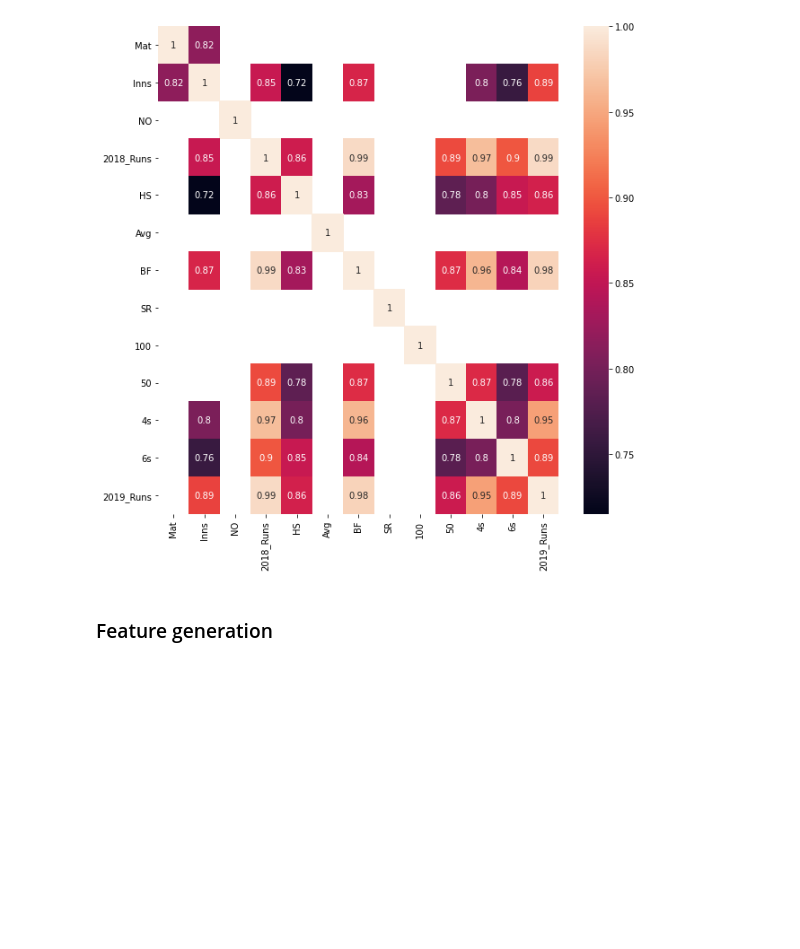
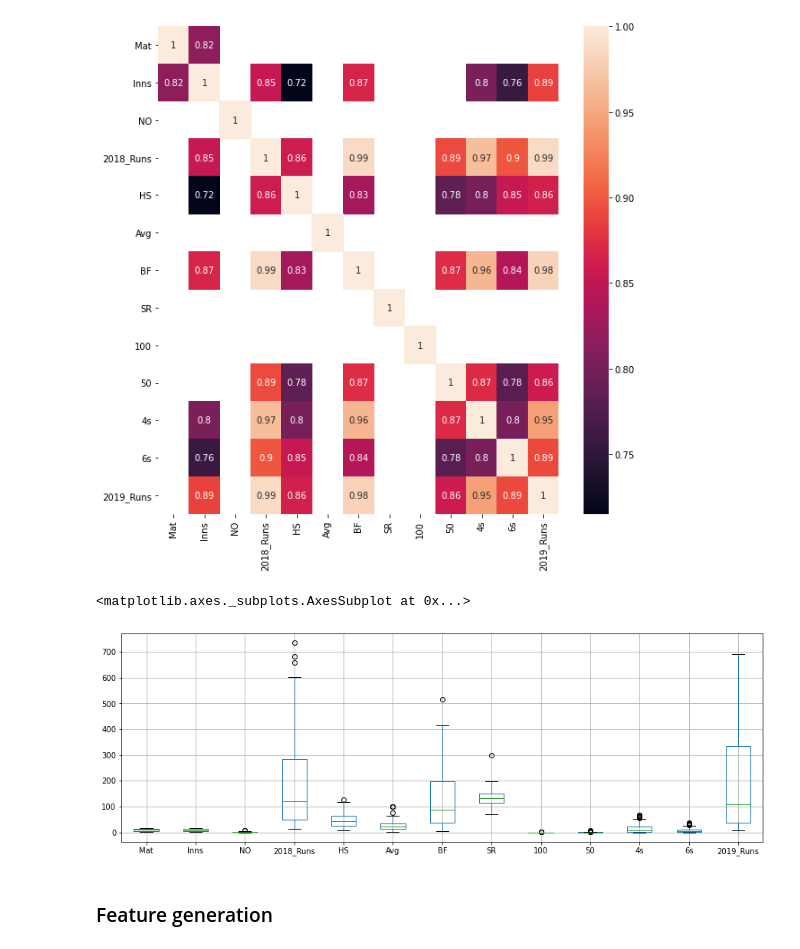
Before and after one commit to pankajknitj/flipr20, a Jupyter notebook: fliper ipl20.ipynb, the cells around one changed output. Saved outputs shown, nothing was run; the diff lists cells and outputs as text; code cells hidden in the pictures; blank space fills up the shorter version.

```diff
--- a/fliper ipl20.ipynb
+++ b/fliper ipl20.ipynb
@@ -83,6 +88,11 @@ sns.heatmap(train.iloc[:,1:].corr()[train.iloc[:,1:].corr()>.7],annot=True)
 # %% [output]
 <matplotlib.axes._subplots.AxesSubplot at 0x...>
 [figure]
+# %%
+train.iloc[:,1:].boxplot(figsize=(15,5))
+# %% [output]
+<matplotlib.axes._subplots.AxesSubplot at 0x...>
+[figure, added]
 # %% [markdown]
 ### Feature generation
 # %%
```
Also changed, not shown: parts of 28 cells of this notebook.
